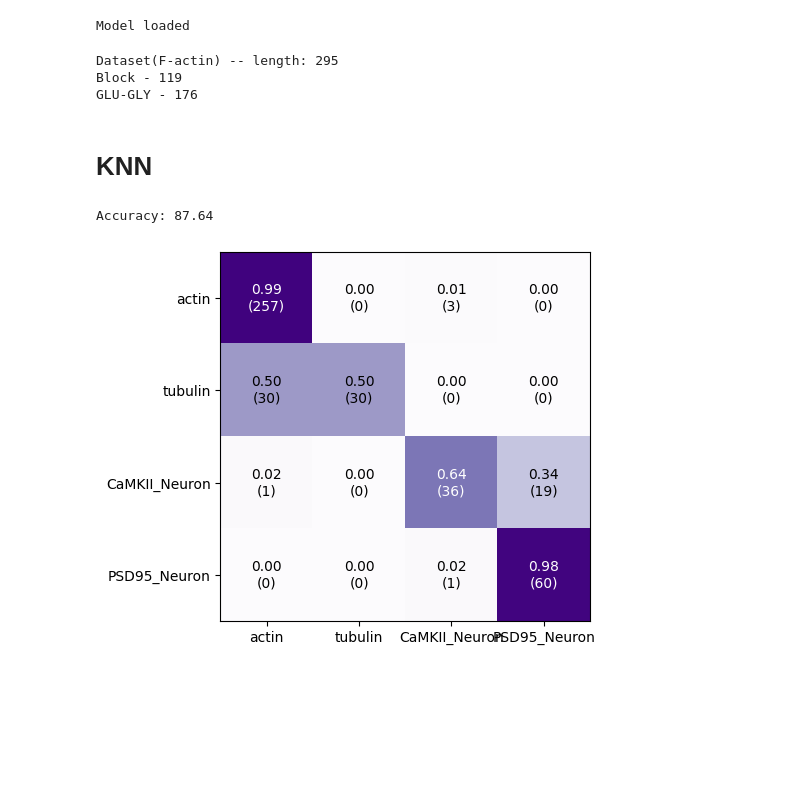
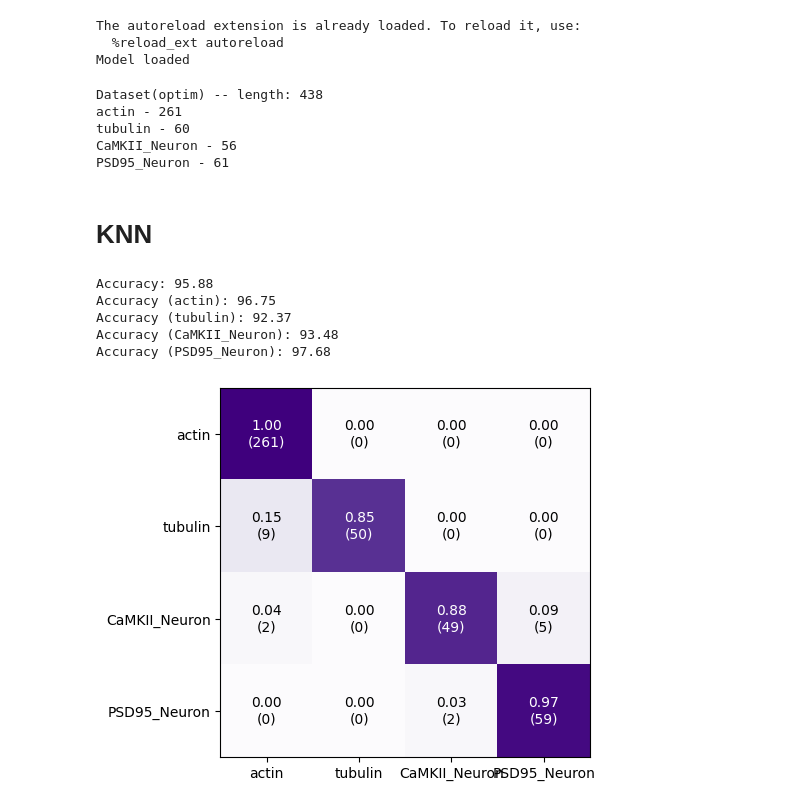
Before and after one commit to FLClab/STED-FM, a Jupyter notebook: experiments/simclr-experiments/02-ssl-knn.ipynb, the cells around one changed output. Saved outputs shown, nothing was run; the diff lists cells and outputs as text; code cells hidden in the pictures; blank space fills up the shorter version.

```diff
--- a/experiments/simclr-experiments/02-ssl-knn.ipynb
+++ b/experiments/simclr-experiments/02-ssl-knn.ipynb
@@ -44,13 +44,14 @@ matplotlib.colormaps.register(cmap=cmap.reversed(), force=True)
 MODEL = "simclr-resnet18-STED"
 MODEL = "IMAGENET1K_V1"
 MODEL = "MICRA-Net"
+# MODEL = "naive"
 
 DEVICE = torch.device("cuda" if torch.cuda.is_available() else "cpu")
 DEVICE = torch.device("cpu")
 REQUIRES_3_CHANNELS = False
 
+transform = None
 if MODEL == "simclr-resnet18-STED":
-    transform = None
     backbone = get_backbone("resnet18")
     model = SimCLR(backbone)
 
@@ -60,7 +61,6 @@ if MODEL == "simclr-resnet18-STED":
     if ckpt is not None:
         model.load_state_dict(ckpt)
 elif MODEL == "MICRA-Net":
-    transform = None
     backbone = get_backbone("micranet")
     model = SimCLR(backbone)
 
@@ -75,6 +75,9 @@ elif MODEL == "IMAGENET1K_V1":
     backbone.fc = torch.nn.Identity()
     model = SimCLR(backbone)
     REQUIRES_3_CHANNELS = True
+elif MODEL == "naive":
+    backbone = get_backbone("naive")
+    model = SimCLR(backbone)
 else:
     raise NotImplementedError
 
@@ -83,9 +86,11 @@ model.eval()
 # print(model)
 print("Model loaded")
 # %% [output]
+The autoreload extension is already loaded. To reload it, use:
+  %reload_ext autoreload
 Model loaded
 # %%
-dataset = get_dataset("factin-block-glugly", transform=transform, requires_3_channels=REQUIRES_3_CHANNELS)
+dataset = get_dataset("optim", transform=transform, requires_3_channels=REQUIRES_3_CHANNELS)
 print(dataset)
 # Build a PyTorch dataloader.
 dataloader = torch.utils.data.DataLoader(
@@ -95,14 +100,18 @@ dataloader = torch.utils.data.DataLoader(
     num_workers=1
 )
 # %% [output]
-Dataset(F-actin) -- length: 295
-Block - 119
-GLU-GLY - 176
+Dataset(optim) -- length: 438
+actin - 261
+tubulin - 60
+CaMKII_Neuron - 56
+PSD95_Neuron - 61
 # %% [markdown]
 # KNN
 # %%
 out = defaultdict(list)
 for x, label in tqdm(dataloader):
+
+    x = x.to(DEVICE)
     features = model.backbone(x).flatten(start_dim=1)
     for key, values in label.items():
         out[key].extend(values.cpu().data.numpy().tolist())
@@ -137,32 +146,53 @@ for unique in uniques:
                 img = img[0].cpu().data.numpy()
 
                 fig, ax = pyplot.subplots(figsize=(3,3))
                 ax.imshow(img, cmap="hot", vmin=0, vmax=1)
                 ax.set_title(associated)
                 ax.get_xaxis().set_visible(False)
                 ax.get_yaxis().set_visible(False)
                 pyplot.show()
 
+def accuracy_per_class(confusion_matrix):
+    diag = numpy.diag(confusion_matrix)
+    confusion_matrices = {}
+    for i in range(len(diag)):
+        indices = numpy.setdiff1d(numpy.arange(len(diag)), [i])
+        cm = numpy.zeros((2, 2))
+        cm[0, 0] = diag[i]
+        cm[0, 1] = numpy.sum(confusion_matrix[i, indices])
+        cm[1, 1] = numpy.sum(diag[indices])
+        cm[1, 0] = numpy.sum(confusion_matrix[indices, i])
+        confusion_matrices[i] = cm
+    return confusion_matrices
 
 accuracy = numpy.diag(confusion_matrix).sum() / numpy.sum(confusion_matrix)
 print(f"Accuracy: {accuracy * 100:0.2f}")
+confusion_matrices = accuracy_per_class(confusion_matrix)
+for key, cm in confusion_matrices.items():
+    tp, tn, fp, fn = cm[0, 0], cm[1, 1], cm[1, 0], cm[0, 1]
+    balanced_accuracy = 0.5 * (tp / (tp + fn) + tn / (tn + fp))
+    print(f"Accuracy ({dataset.classes[key]}): {balanced_accuracy * 100:0.2f}")
 
 fig, ax = pyplot.subplots()
 cm = confusion_matrix / numpy.sum(confusion_matrix, axis=-1)[:, numpy.newaxis]
 ax.imshow(cm, vmin=0, vmax=1, cmap="Purples")
 for j in range(cm.shape[-2]):
     for i in range(cm.shape[-1]):
         ax.annotate(
             f"{cm[j, i]:0.2f}\n({confusion_matrix[j, i]:0.0f})", (i, j),
             horizontalalignment="center", verticalalignment="center",
             color="white" if cm[j, i] > 0.5 else "black"
         )
 ax.set(
     xticks=uniques, yticks=uniques,
     xticklabels=dataset.classes,
     yticklabels=dataset.classes
 )
 pyplot.show()
 # %% [output]
-Accuracy: 87.64
+Accuracy: 95.88
+Accuracy (actin): 96.75
+Accuracy (tubulin): 92.37
+Accuracy (CaMKII_Neuron): 93.48
+Accuracy (PSD95_Neuron): 97.68
-[figure, old version]
+[figure, new version]
```
Also changed, not shown: 4 other files.
